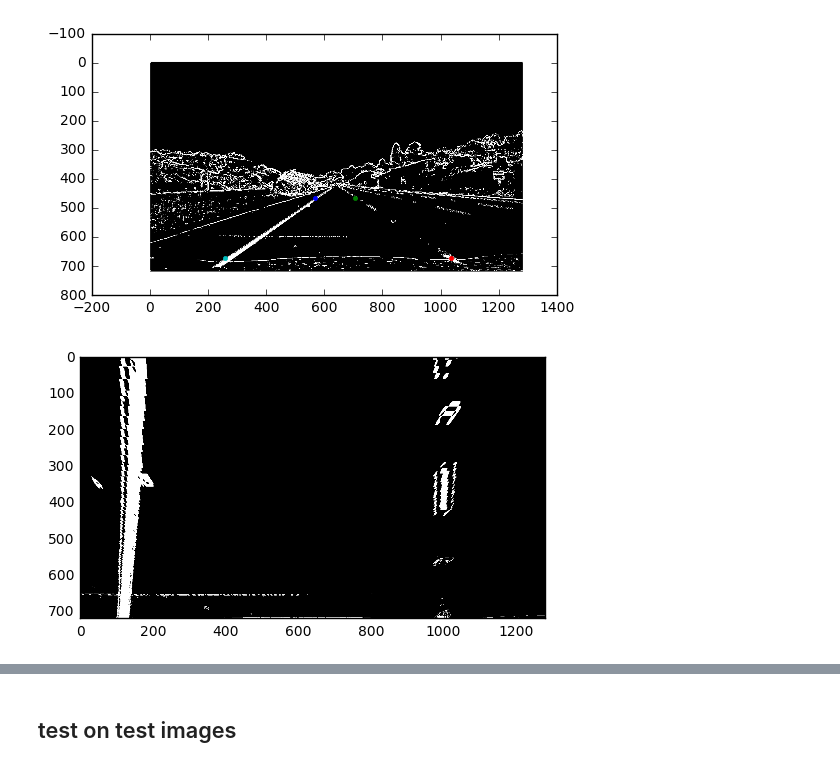
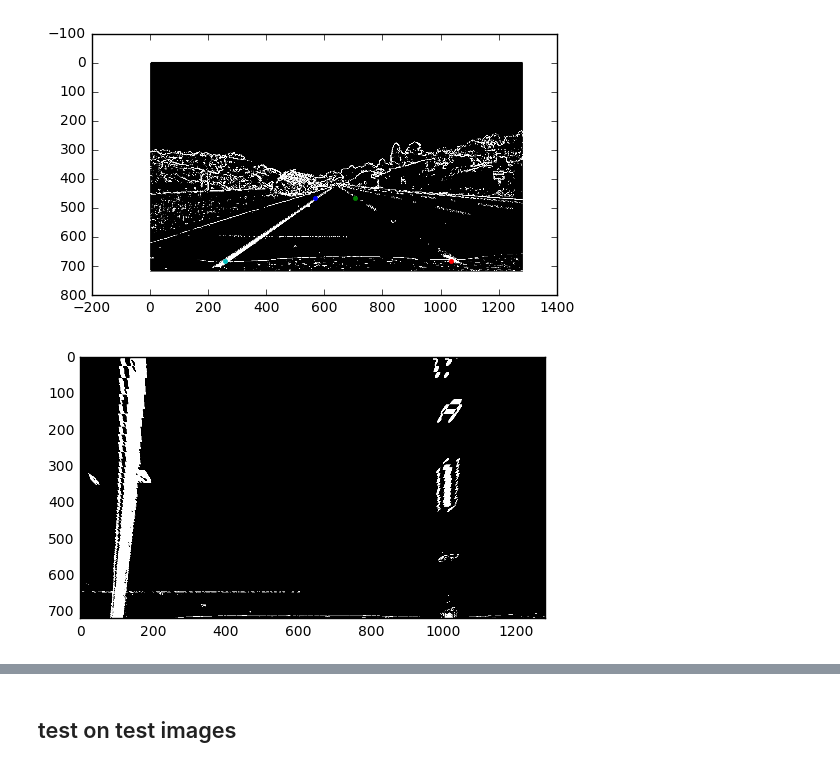
Before and after one commit to christycui/CarND-Advanced-Lane-Lines, a Jupyter notebook: Advanced Lane Finding.ipynb, the cells around one changed output, grey strips where cells are left out. Drawn from its saved outputs; the diff is of its cells as text; code cells hidden in the pictures.

```diff
--- a/Advanced Lane Finding.ipynb
+++ b/Advanced Lane Finding.ipynb
@@ -142,32 +142,32 @@ plt.plot(260, 672,'.')
 # %%
 def warp(img):
     img_size = (img.shape[1], img.shape[0])
 
     # source points
     src = np.float32(
         [[567,465],
          [567+140,465],
-         [1035,672],
-         [260,672]]
+         [1035,682],
+         [260,682]]
         )
     # destination points
     dst = np.float32(
         [[100,0],
          [1000,0],
          [1000,720],
          [100,720]])
 
     # perspective transform
     M = cv2.getPerspectiveTransform(src,dst)
     warped = cv2.warpPerspective(img, M, img_size)
     Minv = cv2.getPerspectiveTransform(dst, src)
     return (warped,M,Minv)
 
 warped, M, Minv = warp(combined_binary)
 plt.imshow(warped,cmap='gray')
 plt.savefig('output_images/perspective_transform.jpg')
 # %% [output]
-[figure, old version]
+[figure, new version]
 # %%
 def detect_lane_pixels(warped):
     histogram = np.sum(warped[int(warped.shape[0]/2):,:], axis=0)
```
Also changed, not shown: parts of 8 cells of this notebook, 8 other files.
